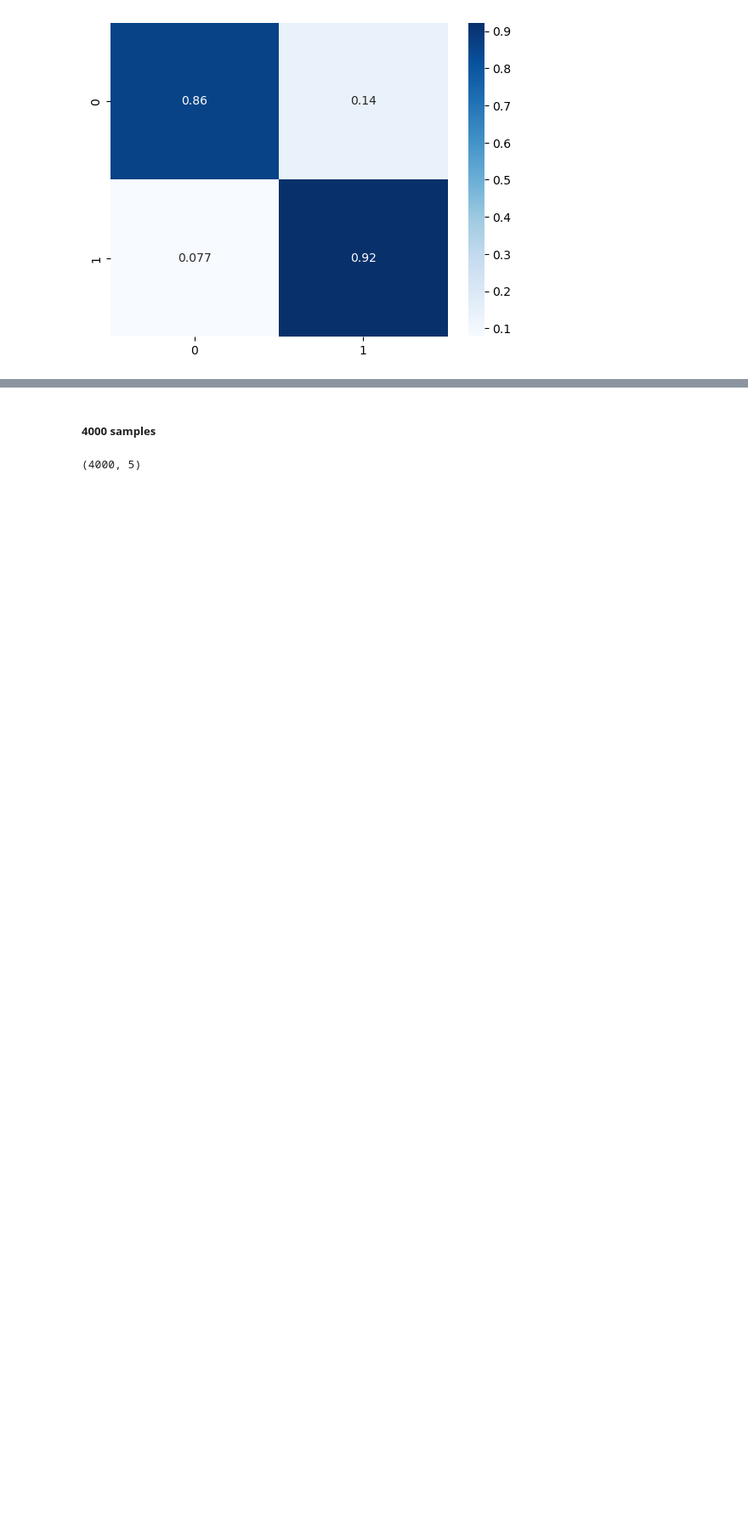
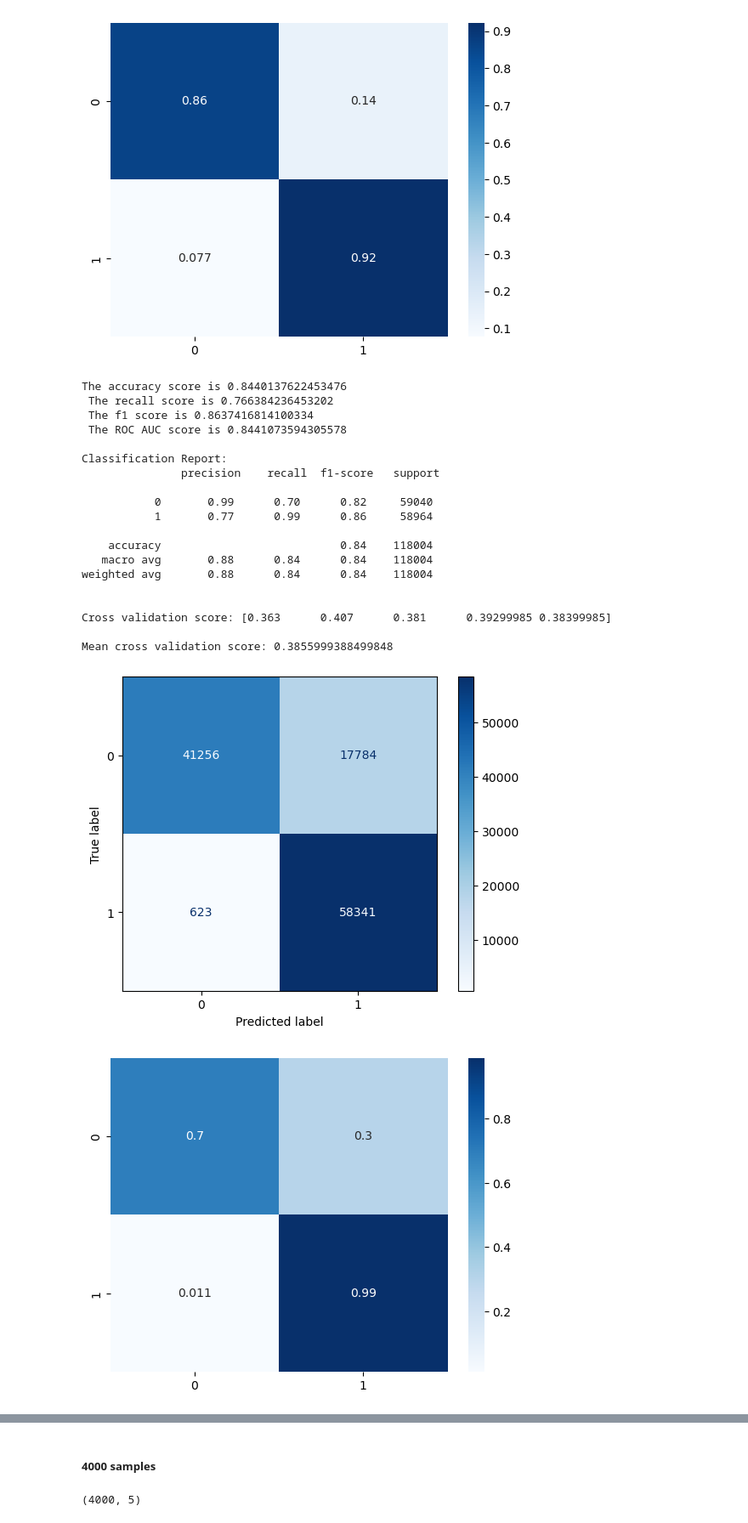
Before and after one commit to PBustamante65/NEO, a Jupyter notebook: API_test/NEOAPI.ipynb, the cells around one changed output, grey strips where cells are left out. Shown at 85% size. Saved outputs shown, nothing was run; the diff lists cells and outputs as text; code cells hidden in the pictures; blank space fills up the shorter version.

Commit message:
Tests

```diff
--- a/API_test/NEOAPI.ipynb
+++ b/API_test/NEOAPI.ipynb
@@ -125,3 +125,29 @@ Cross validation score: [0.555      0.551      0.527      0.50499988 0.51599988]
 Mean cross validation score: 0.5307999510499878
 [figure]
 [figure]
+# %%
+xgboost = dp.xgbClassifier(X_train_sample, X_test, y_train_sample, y_test)
+
+xgboost.fit()
+# %% [output]
+The accuracy score is 0.8440137622453476
+ The recall score is 0.766384236453202
+ The f1 score is 0.8637416814100334
+ The ROC AUC score is 0.8441073594305578
+
+Classification Report:
+               precision    recall  f1-score   support
+
+           0       0.99      0.70      0.82     59040
+           1       0.77      0.99      0.86     58964
+
+    accuracy                           0.84    118004
+   macro avg       0.88      0.84      0.84    118004
+weighted avg       0.88      0.84      0.84    118004
+
+
+Cross validation score: [0.363      0.407      0.381      0.39299985 0.38399985]
+
+Mean cross validation score: 0.3855999388499848
+[figure, added]
+[figure, added]
```
Also changed, not shown: parts of 132 cells of this notebook, 3 other files.
